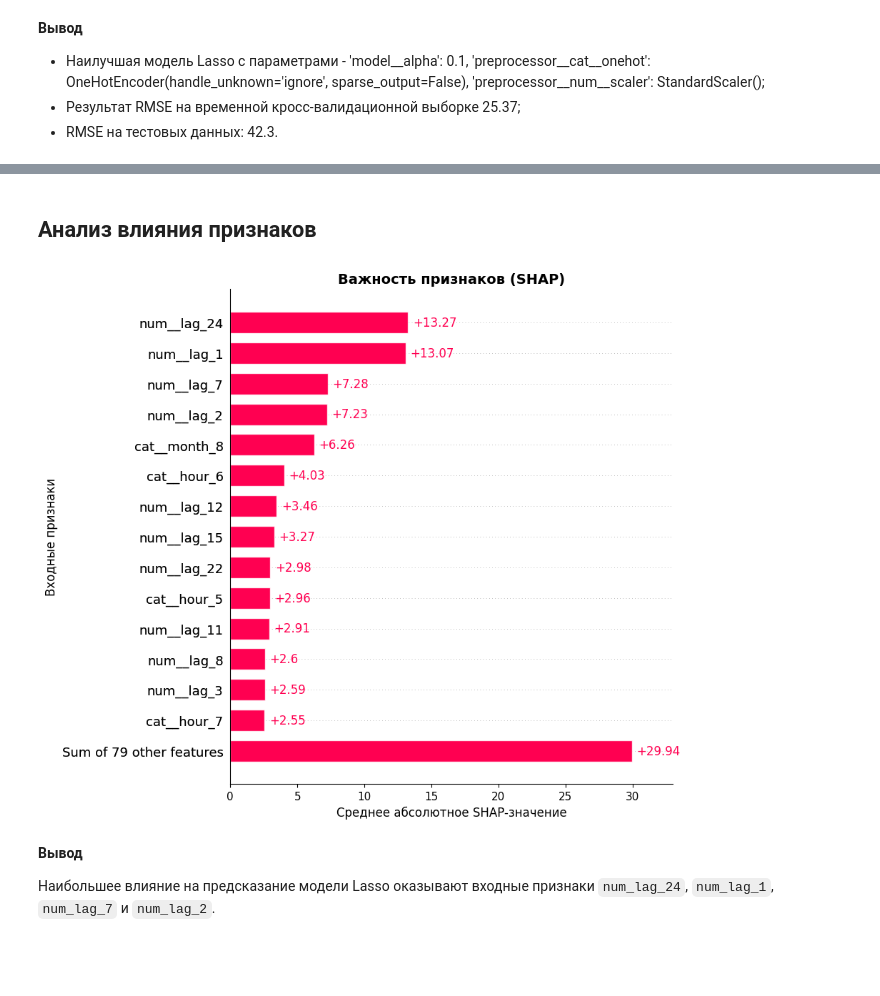
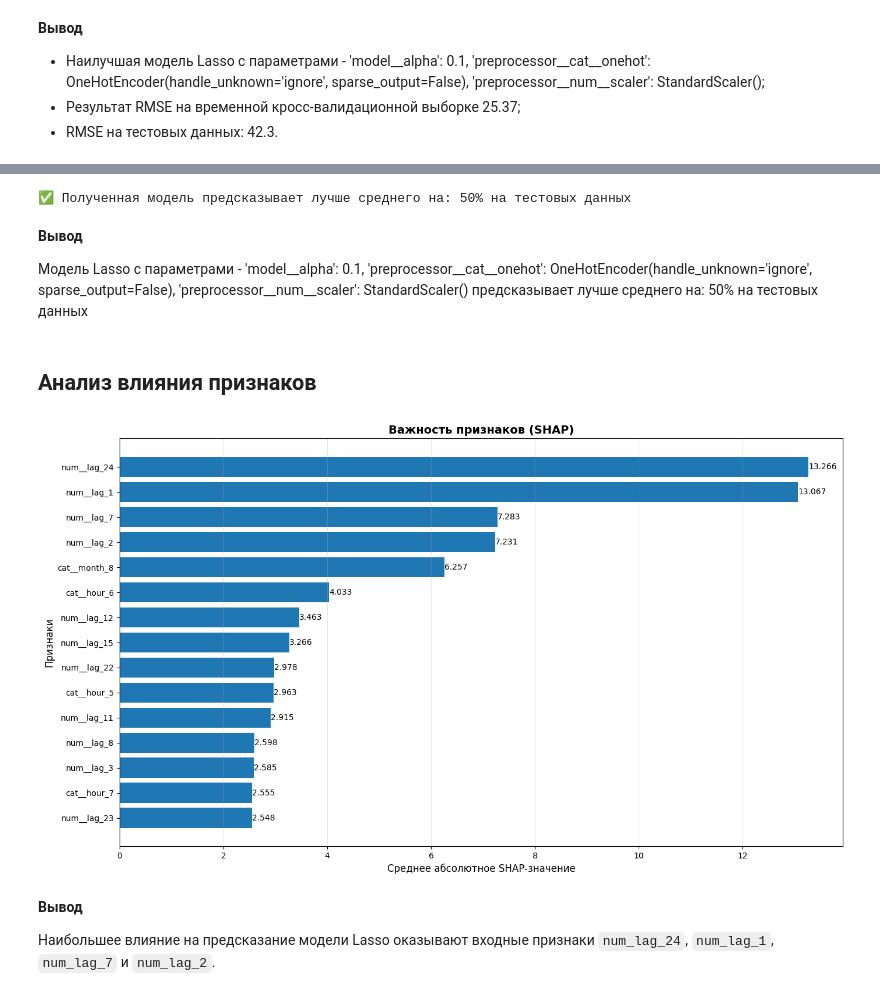
Before and after one commit to DemchenkoAleksey/Practicum_projects, a Jupyter notebook: taxi_orders/taxi_orders.ipynb, the cells around one changed output, grey strips where cells are left out. Drawn from its saved outputs; the diff is of its cells as text; code cells hidden in the pictures; blank space fills up the shorter version.

Commit message:
Фикс бага с графиком shap.bar для новых версий matplotlib и добавления сравнения полученных результатов со средними предсказаниями

```diff
--- a/taxi_orders/taxi_orders.ipynb
+++ b/taxi_orders/taxi_orders.ipynb
@@ -409,50 +448,59 @@ print(f"✅ RMSE на тестовых данных: {rmse:.1f}")
+# %%
+print(f"✅ Полученная модель предсказывает лучше среднего на: {(1 - rmse/rmse_dummy)*100:.0f}% на тестовых данных")
+# %% [output]
+✅ Полученная модель предсказывает лучше среднего на: 50% на тестовых данных
+# %% [markdown]
+**Вывод**
+
+Модель Lasso c параметрами - 'model__alpha': 0.1, 'preprocessor__cat__onehot': OneHotEncoder(handle_unknown='ignore', sparse_output=False), 'preprocessor__num__scaler': StandardScaler() предсказывает лучше среднего на: 50% на тестовых данных
 # %% [markdown]
 ## Анализ влияния признаков
 # %%
-# Выборка небольшого подмножества данных для ускорения
+# Выборка данных
 X_train_sample = shap.sample(X_train, 500)
 X_test_sample = shap.sample(X_test, 500)
 
-# Преобразование данных через preprocessor для ускорения
-X_train_transformed = grid_search.best_estimator_['preprocessor'].fit_transform(X_train_sample)
+# Преобразование данных
+preprocessor = grid_search.best_estimator_['preprocessor']
+X_train_transformed = preprocessor.fit_transform(X_train_sample)
+X_test_transformed = preprocessor.transform(X_test_sample)
+feature_names = preprocessor.get_feature_names_out()
 
-X_test_transformed = grid_search.best_estimator_['preprocessor'].transform(X_test_sample)
+# Создание Explainer
+explainer = shap.Explainer(
+    model=grid_search.best_estimator_['model'].predict,
+    masker=X_train_transformed
+)
+shap_values = explainer(X_test_transformed)
 
-# Получаем имена признаков после трансформации
-feature_names = grid_search.best_estimator_['preprocessor'].get_feature_names_out()
+# Создание своего bar-plot вручную
+mean_shap = np.abs(shap_values.values).mean(0)
+sorted_idx = np.argsort(mean_shap)[-15:]  # Топ-15 признаков
 
-# Создаем DataFrame для удобства анализа
-X_test_enc = pd.DataFrame(X_test_transformed, columns=feature_names)
+# Подготовка данных для графика
+features_sorted = [feature_names[i] for i in sorted_idx]
+values_sorted = mean_shap[sorted_idx]
 
-# Создание SHAP Explainer для модели SVR
-explainer = shap.PermutationExplainer(
-    model=grid_search.best_estimator_['model'].predict,  # Предсказания через модель
-    data=X_train_transformed,  # Преобразованные данные для обучения
-    masker=shap.maskers.Independent(data=X_train_transformed)  # Указываем masker
-)
+# Построение графика
+plt.figure(figsize=(14, 8))
+bars = plt.barh(features_sorted, values_sorted, color='#1f77b4')
 
-# Расчёт SHAP-значений для тестового набора
-shap_values = explainer.shap_values(X_test_transformed)
+# Добавление значений на столбцы
+for bar in bars:
+    width = bar.get_width()
+    plt.text(width, bar.get_y() + bar.get_height()/2,
+             f'{width:.3f}',
+             ha='left', va='center', fontsize=10)
 
-# Преобразуем SHAP-значения в Explanation объект
-shap_values = shap.Explanation(
-    values=shap_values,
-    feature_names=feature_names,  # Имена признаков
-    data=X_test_transformed       # Исходные данные
-)
-
-# Визуализация важности признаков с подписями осей
-fig, ax = plt.subplots(figsize=(10, 6))  # Создаём фигуру и ось
-shap.plots.bar(shap_values, max_display=15, show=False)
-
-# Добавляем подписи осей
-ax.set_xlabel("Среднее абсолютное SHAP-значение", fontsize=12)
-ax.set_ylabel("Входные признаки", fontsize=12)
-ax.set_title("Важность признаков (SHAP)", fontsize=14, fontweight='bold')
-
-plt.show()  # Отображаем график
+# Оформление
+plt.xlabel('Среднее абсолютное SHAP-значение', fontsize=12)
+plt.ylabel('Признаки', fontsize=12)
+plt.title('Важность признаков (SHAP)', fontsize=14, fontweight='bold')
+plt.grid(axis='x', alpha=0.3)
+plt.tight_layout()
+plt.show()
 # %% [output]
-[figure, old version]
+[figure, new version]
 # %% [markdown]
 **Вывод**
 
```
Also changed, not shown: parts of 5 cells of this notebook, 1 other file.
